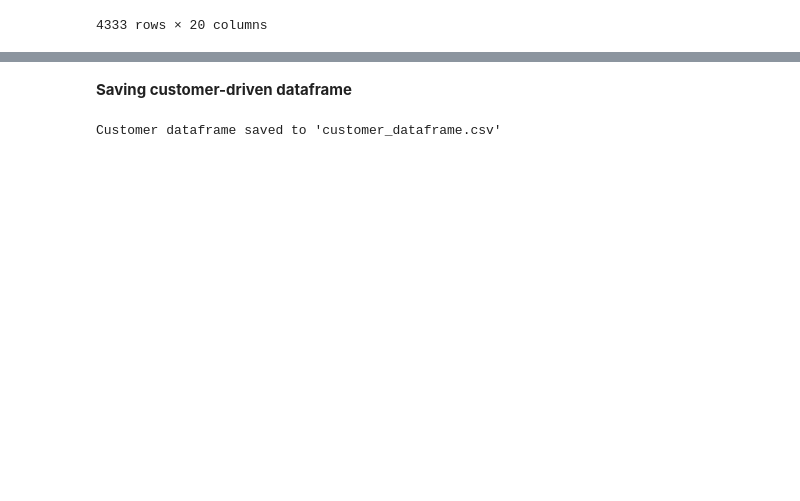
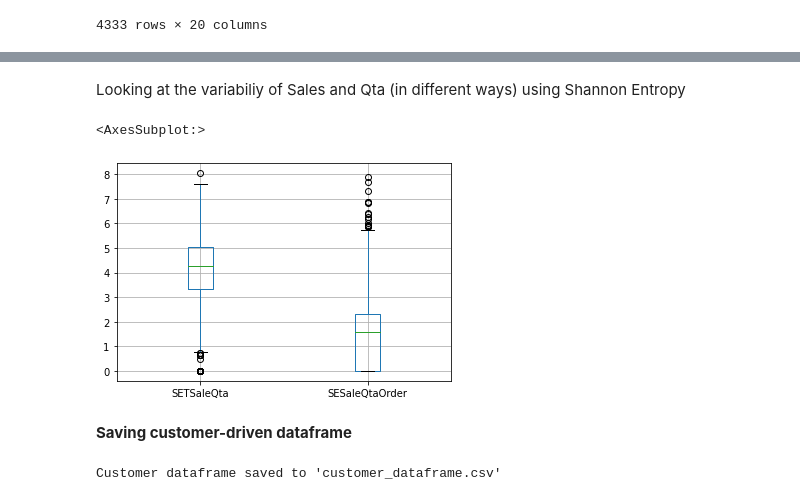
Before and after one commit to AlexPasqua/DM-project, a Jupyter notebook: CustomerDataset.ipynb, the cells around one changed output, grey strips where cells are left out. Drawn from its saved outputs; the diff is of its cells as text; code cells hidden in the pictures; blank space fills up the shorter version.

```diff
--- a/CustomerDataset.ipynb
+++ b/CustomerDataset.ipynb
@@ -348,3 +409,10 @@ print(len(data[data['MeanProdOrder'] > 2500]))
+# %% [markdown]
+Looking at the variabiliy of Sales and Qta (in different ways) using Shannon Entropy
+# %%
+data.boxplot(column=['SETSaleQta','SESaleQtaOrder'])
+# %% [output]
+<AxesSubplot:>
+[figure, added]
 # %% [markdown]
 **Saving customer-driven dataframe**
 # %%
```
Also changed, not shown: parts of 32 cells of this notebook, 1 other file.
